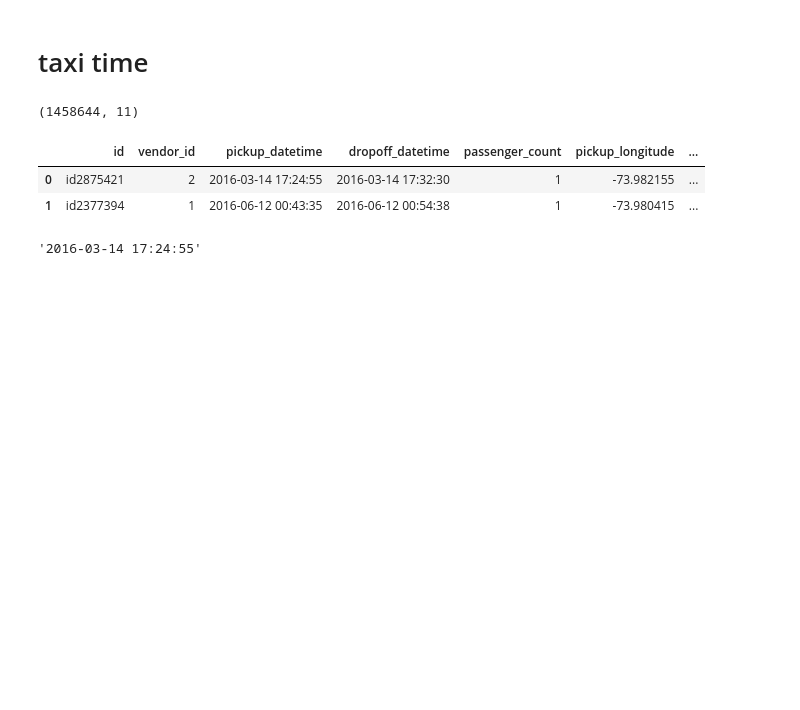
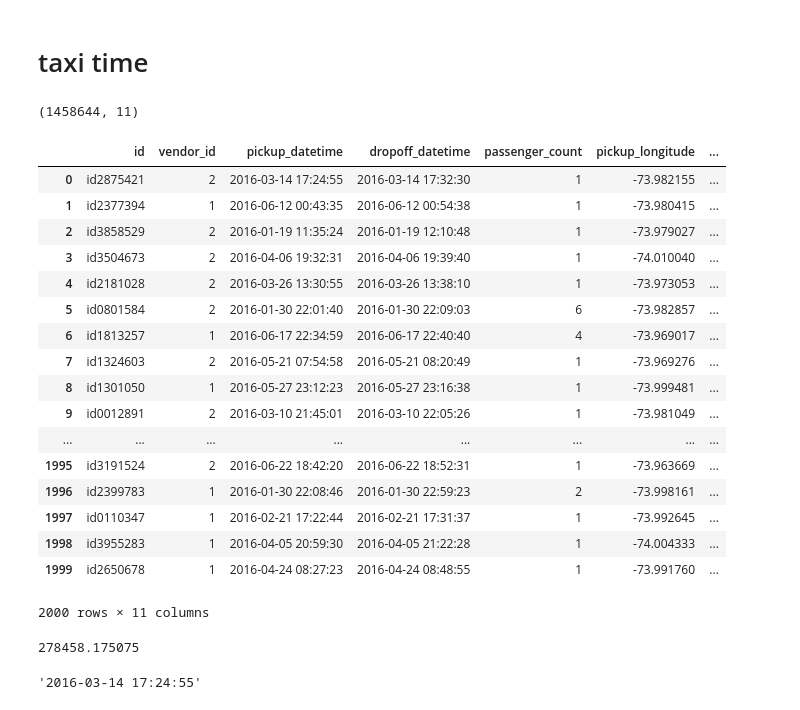
Before and after one commit to cautree/predict_taxi_duration, a Jupyter notebook: predict_taxi_time.ipynb, the cells around one changed output. Cells and saved outputs as stored; diff of their text form; code cells hidden in the pictures; blank space fills up the shorter version.

```diff
--- a/predict_taxi_time.ipynb
+++ b/predict_taxi_time.ipynb
@@ -14,8 +14,39 @@ df.shape
 # %% [output]
 (1458644, 11)
 # %%
-df.head(2)
+df.head(2000)
 # %% [output]
 |  | id | vendor_id | pickup_datetime | dropoff_datetime | passenger_count | pickup_longitude | ... |
 | 0 | id2875421 | 2 | 2016-03-14 17:24:55 | 2016-03-14 17:32:30 | 1 | -73.982155 | ... |
 | 1 | id2377394 | 1 | 2016-06-12 00:43:35 | 2016-06-12 00:54:38 | 1 | -73.980415 | ... |
+| 2 | id3858529 | 2 | 2016-01-19 11:35:24 | 2016-01-19 12:10:48 | 1 | -73.979027 | ... |
+| 3 | id3504673 | 2 | 2016-04-06 19:32:31 | 2016-04-06 19:39:40 | 1 | -74.010040 | ... |
+| 4 | id2181028 | 2 | 2016-03-26 13:30:55 | 2016-03-26 13:38:10 | 1 | -73.973053 | ... |
+| 5 | id0801584 | 2 | 2016-01-30 22:01:40 | 2016-01-30 22:09:03 | 6 | -73.982857 | ... |
+| 6 | id1813257 | 1 | 2016-06-17 22:34:59 | 2016-06-17 22:40:40 | 4 | -73.969017 | ... |
+| 7 | id1324603 | 2 | 2016-05-21 07:54:58 | 2016-05-21 08:20:49 | 1 | -73.969276 | ... |
+| 8 | id1301050 | 1 | 2016-05-27 23:12:23 | 2016-05-27 23:16:38 | 1 | -73.999481 | ... |
+| 9 | id0012891 | 2 | 2016-03-10 21:45:01 | 2016-03-10 22:05:26 | 1 | -73.981049 | ... |
+| ... | ... | ... | ... | ... | ... | ... | ... |
+| 1995 | id3191524 | 2 | 2016-06-22 18:42:20 | 2016-06-22 18:52:31 | 1 | -73.963669 | ... |
+| 1996 | id2399783 | 1 | 2016-01-30 22:08:46 | 2016-01-30 22:59:23 | 2 | -73.998161 | ... |
+| 1997 | id0110347 | 1 | 2016-02-21 17:22:44 | 2016-02-21 17:31:37 | 1 | -73.992645 | ... |
+| 1998 | id3955283 | 1 | 2016-04-05 20:59:30 | 2016-04-05 21:22:28 | 1 | -74.004333 | ... |
+| 1999 | id2650678 | 1 | 2016-04-24 08:27:23 | 2016-04-24 08:48:55 | 1 | -73.991760 | ... |
+2000 rows × 11 columns
+# %%
+import gpxpy.geo
+
+# Point one
+lat1 = 52.2296756
+lon1 = 21.0122287
+
+# Point two
+lat2 = 52.406374
+lon2 = 16.9251681
+
+# What you were looking for
+dist = gpxpy.geo.haversine_distance(lat1, lon1, lat2, lon2)
+print(dist)
+# %% [output]
+278458.175075
```
Also changed, not shown: parts of 23 cells of this notebook.
